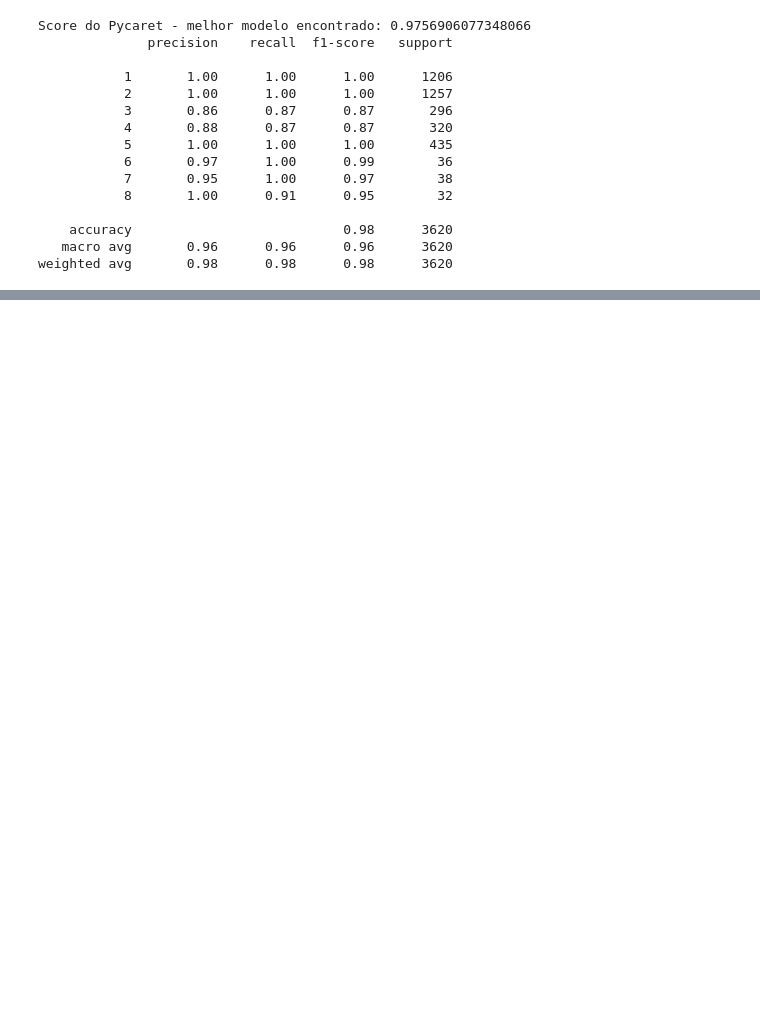
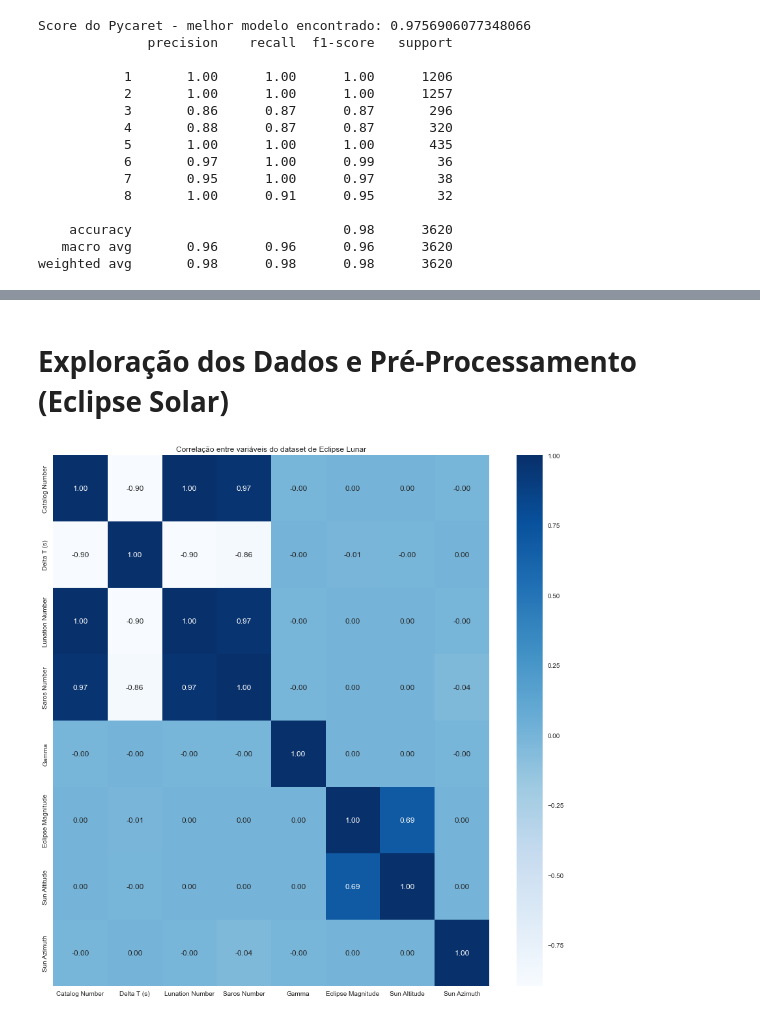
Before and after one commit to MrVtR/Solar_And_Lunar_Eclipses_Machine_Learning_Classification_Project, a Jupyter notebook: Lunar and Solar Eclipse Classification Project.ipynb, the cells around one changed output, grey strips where cells are left out. Drawn from its saved outputs; the diff is of its cells as text; code cells hidden in the pictures; blank space fills up the shorter version.

Commit message:
Adicionando o começo da exploração dos dados para os Eclipses Solares

```diff
--- a/Lunar and Solar Eclipse Classification Project.ipynb
+++ b/Lunar and Solar Eclipse Classification Project.ipynb
@@ -425,0 +430,3 @@ Média de Score: 0.8893392743545459
+# %%
+dfSolar = pd.read_csv('datasets/solar.csv')
+dfSolar.head()
@@ -425,0 +440,12 @@ Média de Score: 0.8893392743545459
+# %% [markdown]
+# Exploração dos Dados e Pré-Processamento (Eclipse Solar)
+# %%
+plt.figure(figsize=(15, 15))
+sns.heatmap(dfSolar.corr(),   #.corr() traz a correlação de Pearson, mostrando um relacionamento linear entre as variáveis
+            annot = True,
+            fmt = '.2f',
+            cmap='Blues')
+plt.title('Correlação entre variáveis do dataset de Eclipse Lunar')
+plt.show()
+# %% [output]
+[figure, added]
```
Also changed, not shown: parts of 15 cells of this notebook.
